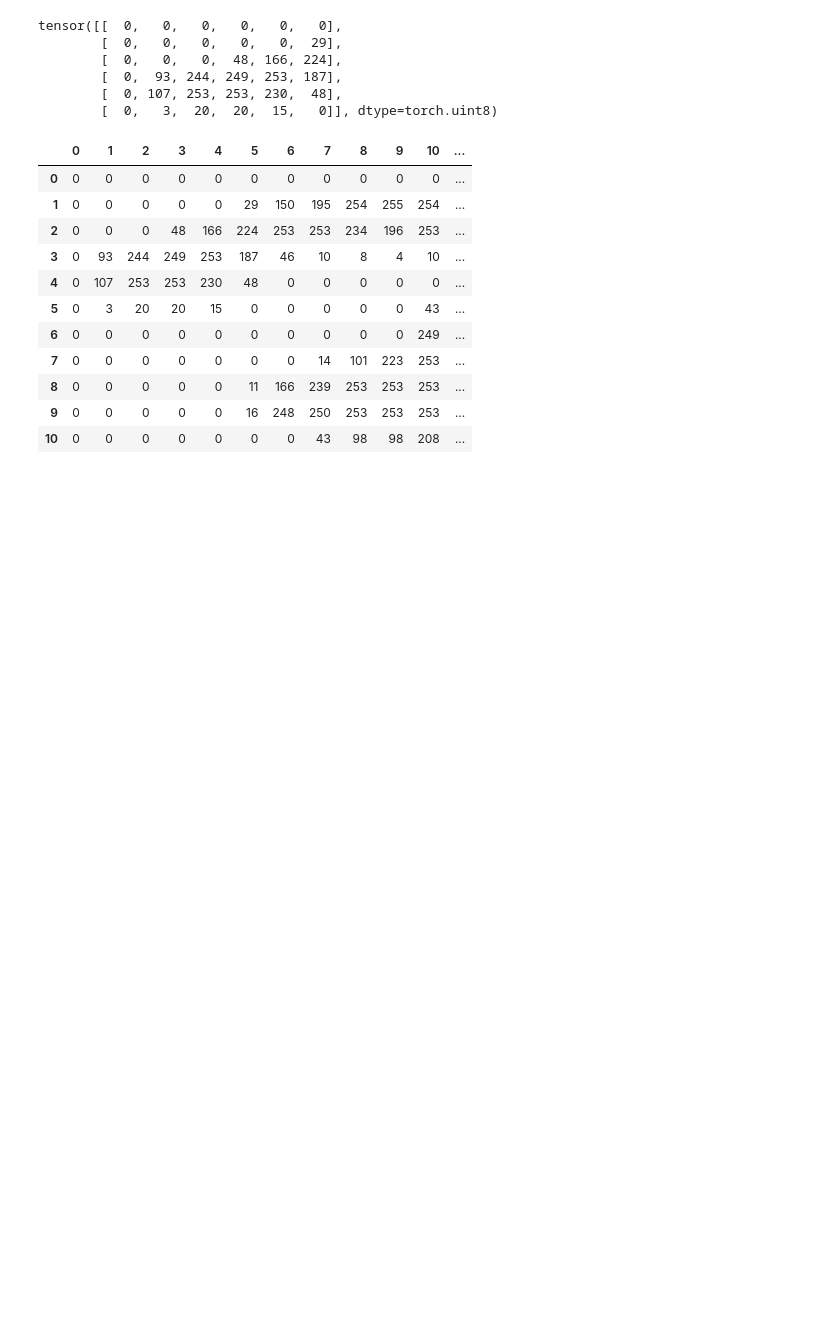
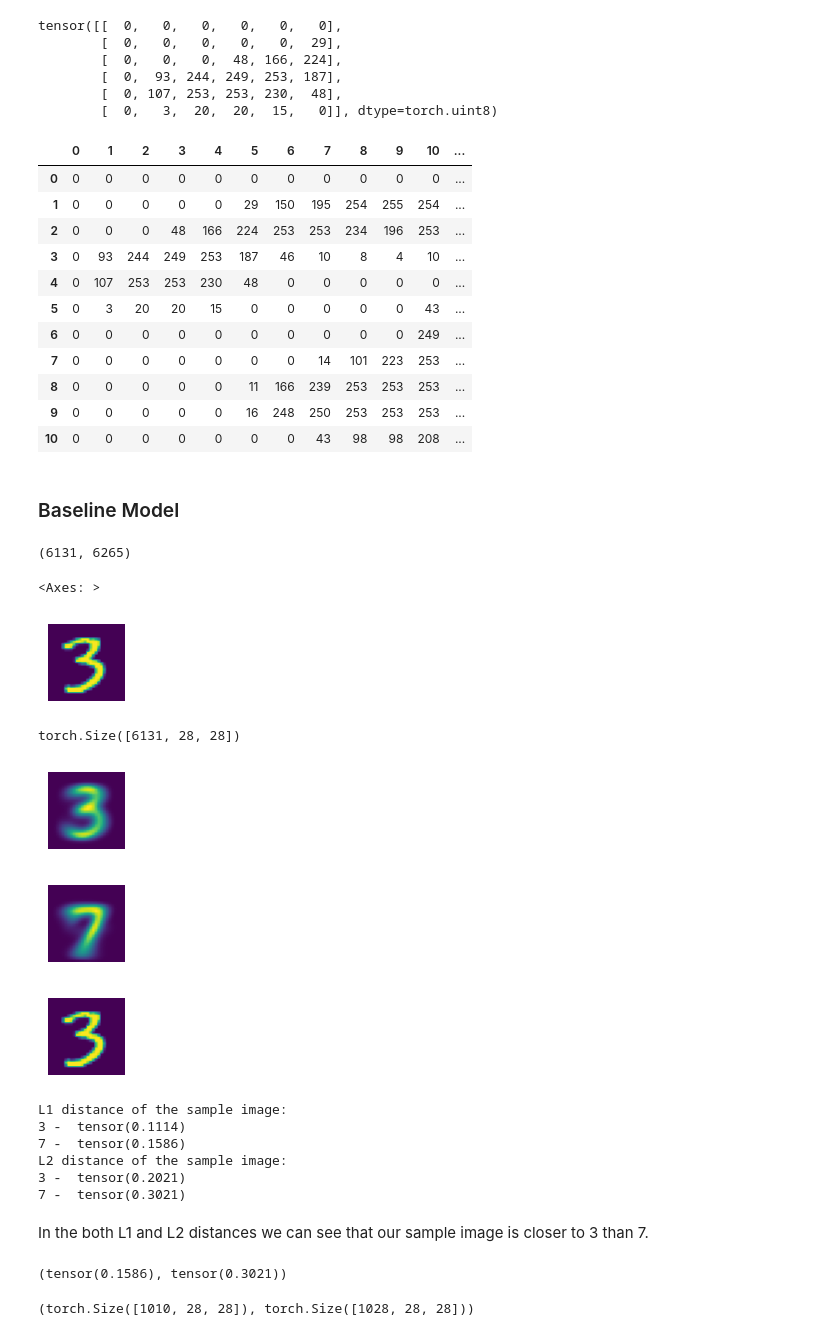
Before and after one commit to nikhilkr31/digit-classifier, a Jupyter notebook: digit-classifier.ipynb, the cells around one changed output. Drawn from its saved outputs; the diff is of its cells as text; code cells hidden in the pictures; blank space fills up the shorter version.

Commit message:
Added Baseline Model

```diff
--- a/digit-classifier.ipynb
+++ b/digit-classifier.ipynb
@@ -66,5 +68,85 @@ df.style.set_properties(**{'font-size':'6pt'}).background_gradient('Greys')
 | 8 | 0 | 0 | 0 | 0 | 0 | 11 | 166 | 239 | 253 | 253 | 253 | ... |
 | 9 | 0 | 0 | 0 | 0 | 0 | 16 | 248 | 250 | 253 | 253 | 253 | ... |
 | 10 | 0 | 0 | 0 | 0 | 0 | 0 | 0 | 43 | 98 | 98 | 208 | ... |
+# %% [markdown]
+### Baseline Model
 # %%
 #Building a baseline model
+
+seven_tensors = [tensor(Image.open(o)) for o in sevens]
+three_tensors = [tensor(Image.open(o)) for o in threes]
+len(three_tensors), len(seven_tensors)
+# %% [output]
+(6131, 6265)
+# %%
+show_image(three_tensors[1])
+# %% [output]
+<Axes: >
+[figure, added]
+# %%
+#Stacking the tensors, converting them to float for certain operations
+#pixel values are expected to be between 0 and 1 (hence division by 255)
+
+stacked_threes = torch.stack(three_tensors).float()/255
+stacked_sevens = torch.stack(seven_tensors).float()/255
+
+stacked_threes.shape
+# %% [output]
+torch.Size([6131, 28, 28])
+# %%
+#calculating ideal 3 by taking mean of all images along dimension 0 (this acts as an index)
+
+mean3 = stacked_threes.mean(0)
+show_image(mean3);
+# %% [output]
+[figure, added]
+# %%
+mean7 = stacked_sevens.mean(0)
+show_image(mean7);
+# %% [output]
+[figure, added]
+# %%
+#Calculating the distnace from the ideal and a random sample
+
+a_3 = stacked_threes[1]
+show_image(a_3);
+# %% [output]
+[figure, added]
+# %%
+#L1 distance or Mean Absolute Difference
+
+dist_3_abs = (a_3 - mean3).abs().mean()
+dist_7_abs = (a_3 - mean7).abs().mean()
+print('L1 distance of the sample image: \n3 - ',dist_3_abs,'\n7 - ',dist_7_abs)
+#L2 distance or Mean Squared Error
+
+dist_3_sqrt = ((a_3 - mean3)**2).mean().sqrt()
+dist_7_sqrt = ((a_3 - mean7)**2).mean().sqrt()
+print('L2 distance of the sample image: \n3 - ',dist_3_sqrt,'\n7 - ',dist_7_sqrt)
+# %% [output]
+L1 distance of the sample image:
+3 -  tensor(0.1114)
+7 -  tensor(0.1586)
+L2 distance of the sample image:
+3 -  tensor(0.2021)
+7 -  tensor(0.3021)
+# %% [markdown]
+In the both L1 and L2 distances we can see that our sample image is closer to 3 than 7.
+# %%
+#Using PyTorch loss functions
+
+F.l1_loss(a_3.float(),mean7), F.mse_loss(a_3, mean7).sqrt()
+# %% [output]
+(tensor(0.1586), tensor(0.3021))
+# %%
+#Create a validation set
+
+valid_3_tens = torch.stack([tensor(Image.open(o)) for o in (path/'valid'/'3').ls()])
+valid_3_tens = valid_3_tens.float()/255
+
+valid_7_tens = torch.stack([tensor(Image.open(o)) for o in (path/'valid'/'7').ls()])
+valid_7_tens = valid_7_tens.float()/255
+
+valid_3_tens.shape, valid_7_tens.shape
+# %% [output]
+(torch.Size([1010, 28, 28]), torch.Size([1028, 28, 28]))
```
Also changed, not shown: parts of 8 cells of this notebook.
